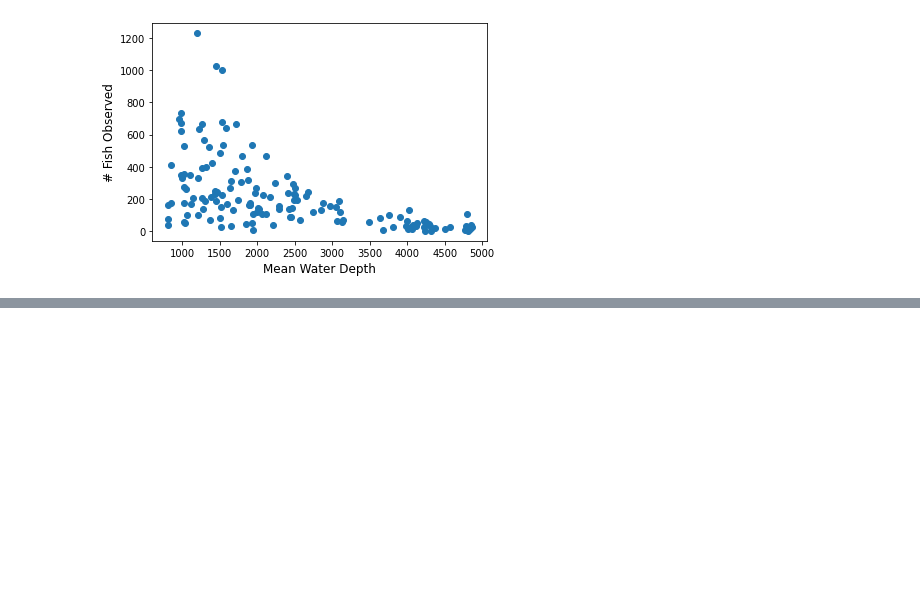
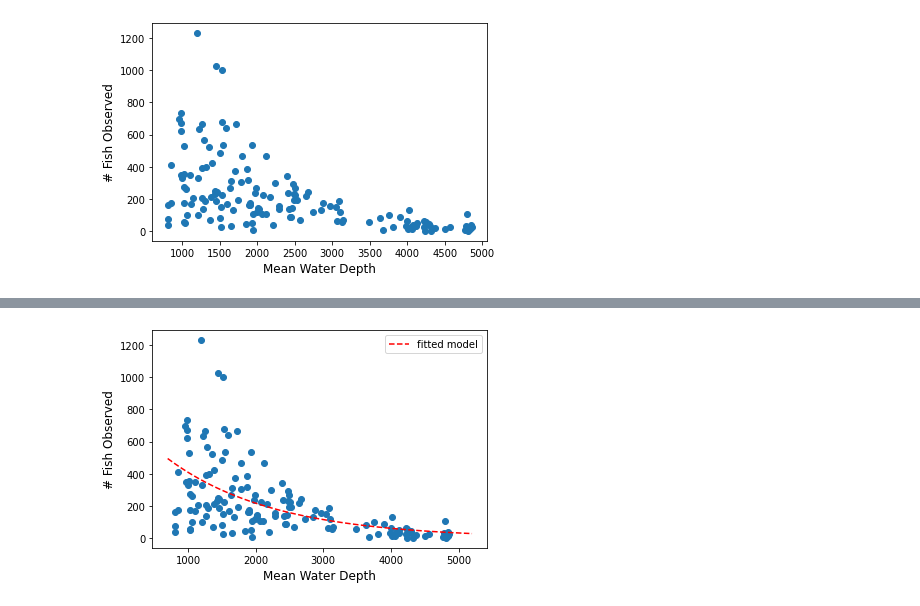
Before and after one commit to rythei/linear-models, a Jupyter notebook: content/generalizing_linear_regression/scratch.ipynb, the cells around one changed output, grey strips where cells are left out. Saved outputs shown, nothing was run; the diff lists cells and outputs as text; code cells hidden in the pictures; blank space fills up the shorter version.

```diff
--- a/content/generalizing_linear_regression/scratch.ipynb
+++ b/content/generalizing_linear_regression/scratch.ipynb
@@ -449,7 +449,13 @@ plt.show()
 import statsmodels.api as sm
 import numpy as np
 
+# prep the data
 X = dataset["meandepth"].to_numpy().reshape(-1,1)
 ones = np.ones_like(X)
 X = np.hstack([ones, X])
 y = dataset["totabund"].to_numpy()
+
+# fit the model using sm.GLM
+glm = sm.GLM(y, X, family=sm.families.Poisson())
+model = glm.fit()
+model.summary()
@@ -455,0 +476,14 @@ y = dataset["totabund"].to_numpy()
+# %%
+xx = np.linspace(700, 5200, 50).reshape(-1,1)
+ones = np.ones_like(xx)
+xx = np.hstack([ones, xx])
+yy = model.predict(xx)
+
+plt.scatter(dataset["meandepth"], dataset["totabund"])
+plt.plot(xx[:,1], yy, color='red', linestyle='--', label="fitted model")
+plt.xlabel("Mean Water Depth", fontsize=12)
+plt.ylabel("# Fish Observed", fontsize=12)
+plt.legend()
+plt.show()
+# %% [output]
+[figure, added]
```
Also changed, not shown: parts of 6 cells of this notebook, 3 other files.
